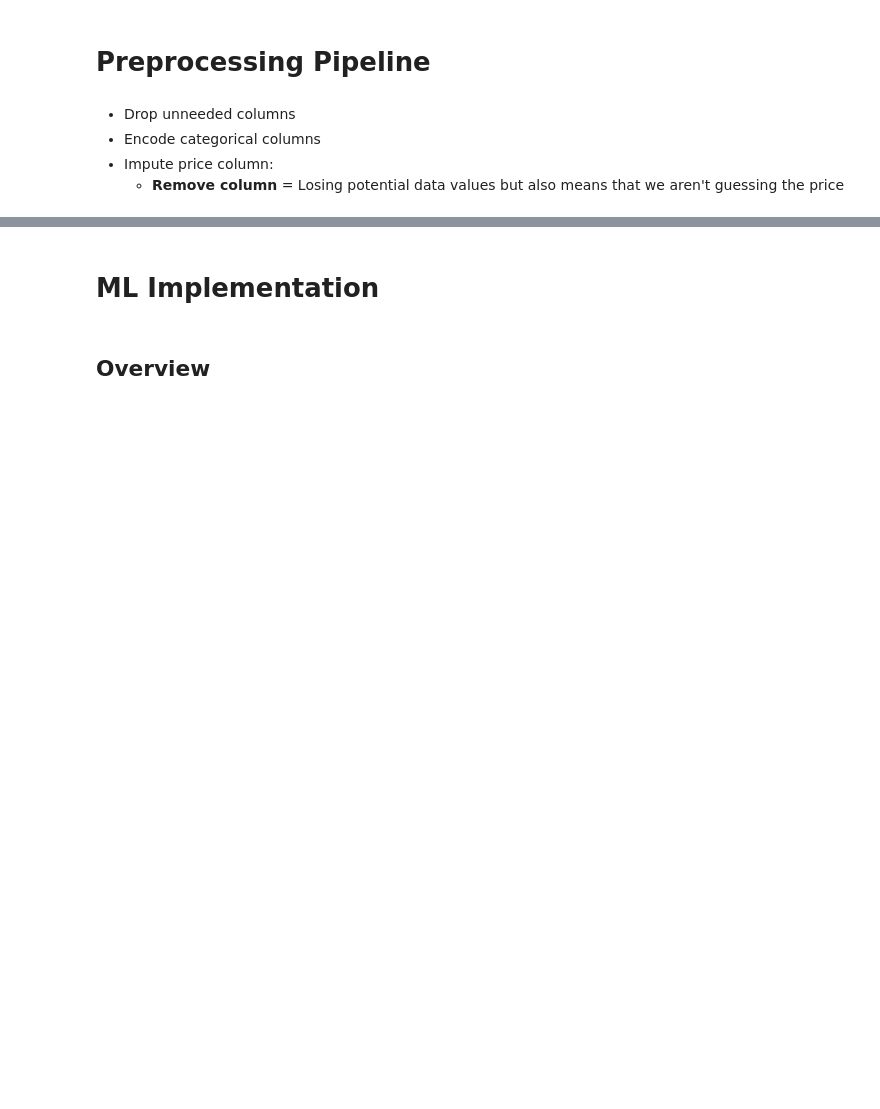
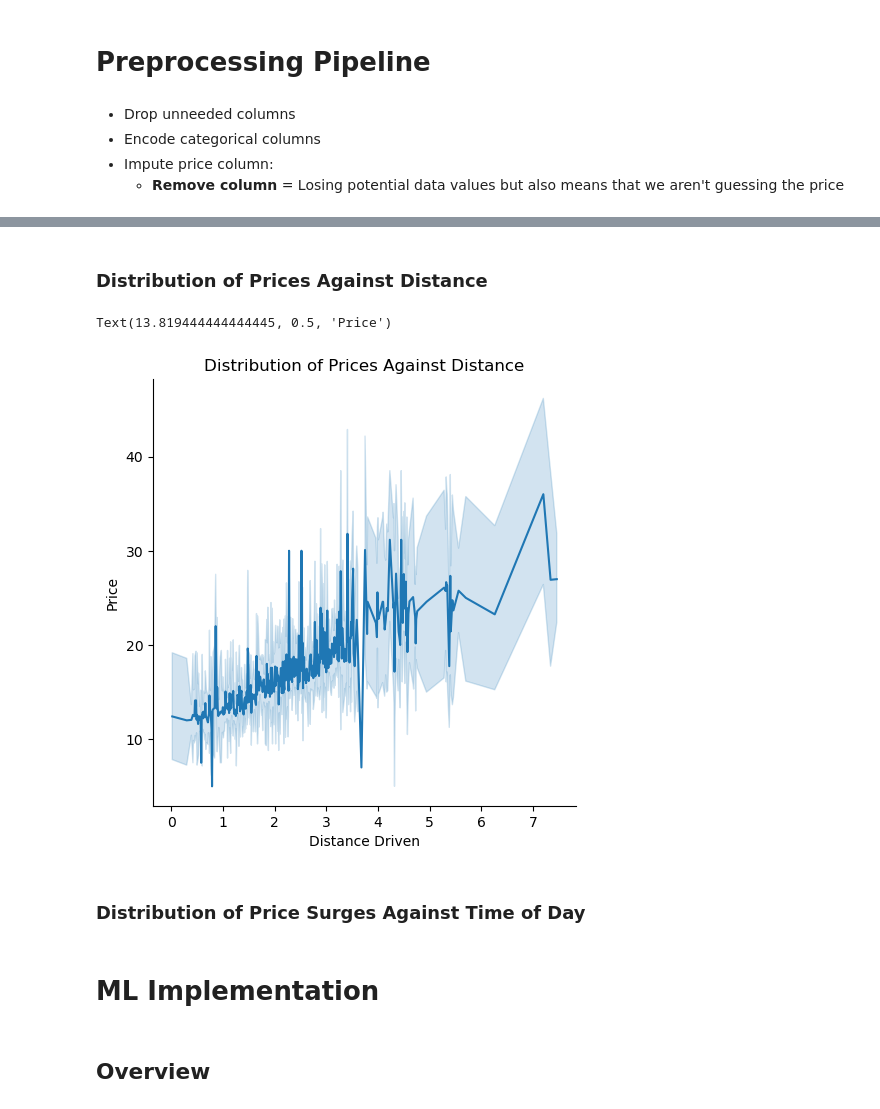
Before and after one commit to thealphacubicle/Boston-Rideshare-Analysis, a Jupyter notebook: Boston Rideshare Analysis Notebook.ipynb, the cells around one changed output, grey strips where cells are left out. Cells and saved outputs as stored; diff of their text form; code cells hidden in the pictures; blank space fills up the shorter version.

```diff
--- a/Boston Rideshare Analysis Notebook.ipynb
+++ b/Boston Rideshare Analysis Notebook.ipynb
@@ -130,3 +208,15 @@ transformer = ColumnTransformer(transformers=preprocessing_steps)
+# %% [markdown]
+### Distribution of Prices Against Distance
+# %%
+sns.relplot(data=df, x='distance', y='price', kind="line")
+plt.title('Distribution of Prices Against Distance')
+plt.xlabel('Distance Driven')
+plt.ylabel('Price')
+# %% [output]
+Text(13.819444444444445, 0.5, 'Price')
+[figure, added]
+# %% [markdown]
+### Distribution of Price Surges Against Time of Day
 # %% [markdown]
 # ML Implementation
 # %% [markdown]
```
Also changed, not shown: parts of 17 cells of this notebook.
